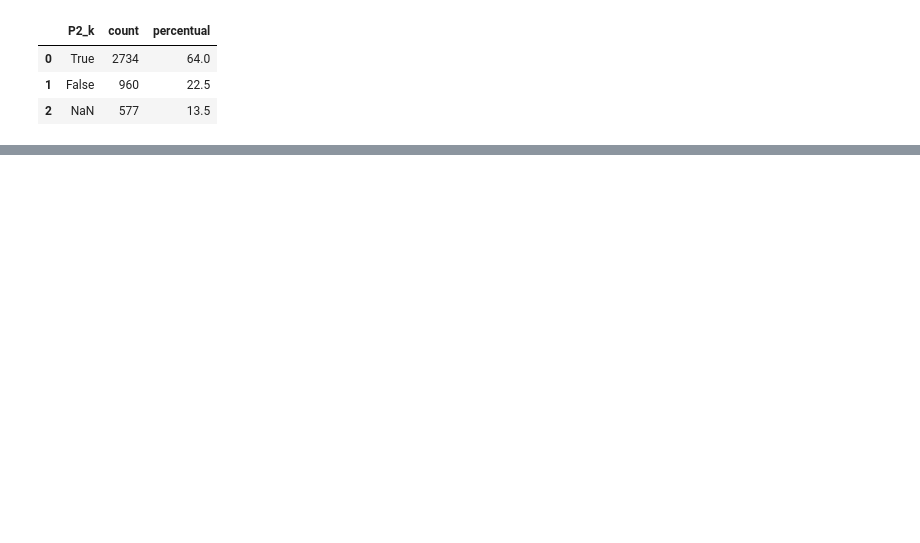
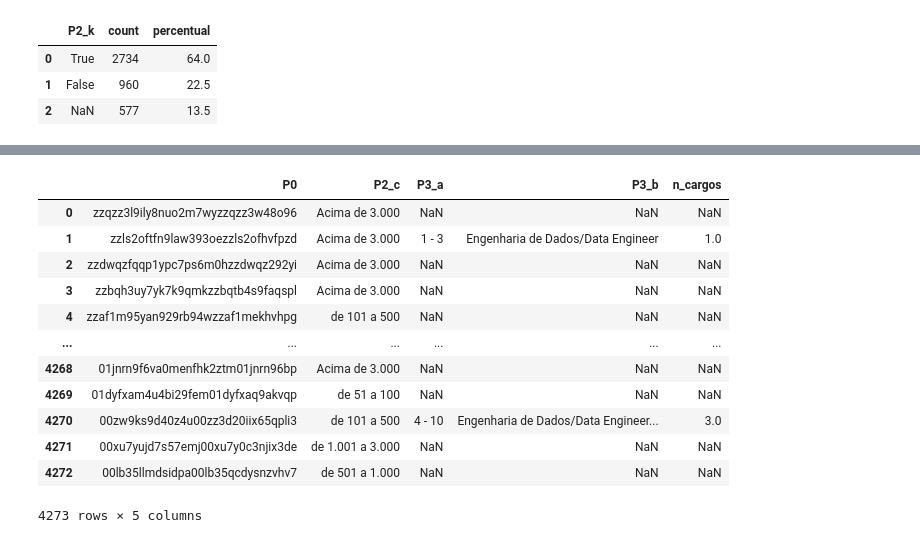
Before and after one commit to leticiafaria7/challenge-state-of-data, a Jupyter notebook: challenge-state-of-data.ipynb, the cells around one changed output, grey strips where cells are left out. Saved outputs shown, nothing was run; the diff lists cells and outputs as text; code cells hidden in the pictures; blank space fills up the shorter version.

```diff
--- a/challenge-state-of-data.ipynb
+++ b/challenge-state-of-data.ipynb
@@ -791,0 +811,21 @@ satisfacao_trabalho
+# %%
+satisfacao_maturidade_empresa = parte2[['P0', 'P2_c']].merge(parte3[['P0', 'P3_a', 'P3_b']],
+                                                             on = 'P0',
+                                                             how = 'left')
+
+satisfacao_maturidade_empresa['n_cargos'] = satisfacao_maturidade_empresa['P3_b'].str.count(',') + 1
+satisfacao_maturidade_empresa
+# %% [output]
+|  | P0 | P2_c | P3_a | P3_b | n_cargos |
+| 0 | zzqzz3l9ily8nuo2m7wyzzqzz3w48o96 | Acima de 3.000 | NaN | NaN | NaN |
+| 1 | zzls2oftfn9law393oezzls2ofhvfpzd | Acima de 3.000 | 1 - 3 | Engenharia de Dados/Data Engineer | 1.0 |
+| 2 | zzdwqzfqqp1ypc7ps6m0hzzdwqz292yi | Acima de 3.000 | NaN | NaN | NaN |
+| 3 | zzbqh3uy7yk7k9qmkzzbqtb4s9faqspl | Acima de 3.000 | NaN | NaN | NaN |
+| 4 | zzaf1m95yan929rb94wzzaf1mekhvhpg | de 101 a 500 | NaN | NaN | NaN |
+| ... | ... | ... | ... | ... | ... |
+| 4268 | 01jnrn9f6va0menfhk2ztm01jnrn96bp | Acima de 3.000 | NaN | NaN | NaN |
+| 4269 | 01dyfxam4u4bi29fem01dyfxaq9akvqp | de 51 a 100 | NaN | NaN | NaN |
+| 4270 | 00zw9ks9d40z4u00zz3d20iix65qpli3 | de 101 a 500 | 4 - 10 | Engenharia de Dados/Data Engineer... | 3.0 |
+| 4271 | 00xu7yujd7s57emj00xu7y0c3njix3de | de 1.001 a 3.000 | NaN | NaN | NaN |
+| 4272 | 00lb35llmdsidpa00lb35qcdysnzvhv7 | de 501 a 1.000 | NaN | NaN | NaN |
+4273 rows × 5 columns
```
Also changed, not shown: parts of 14 cells of this notebook.
